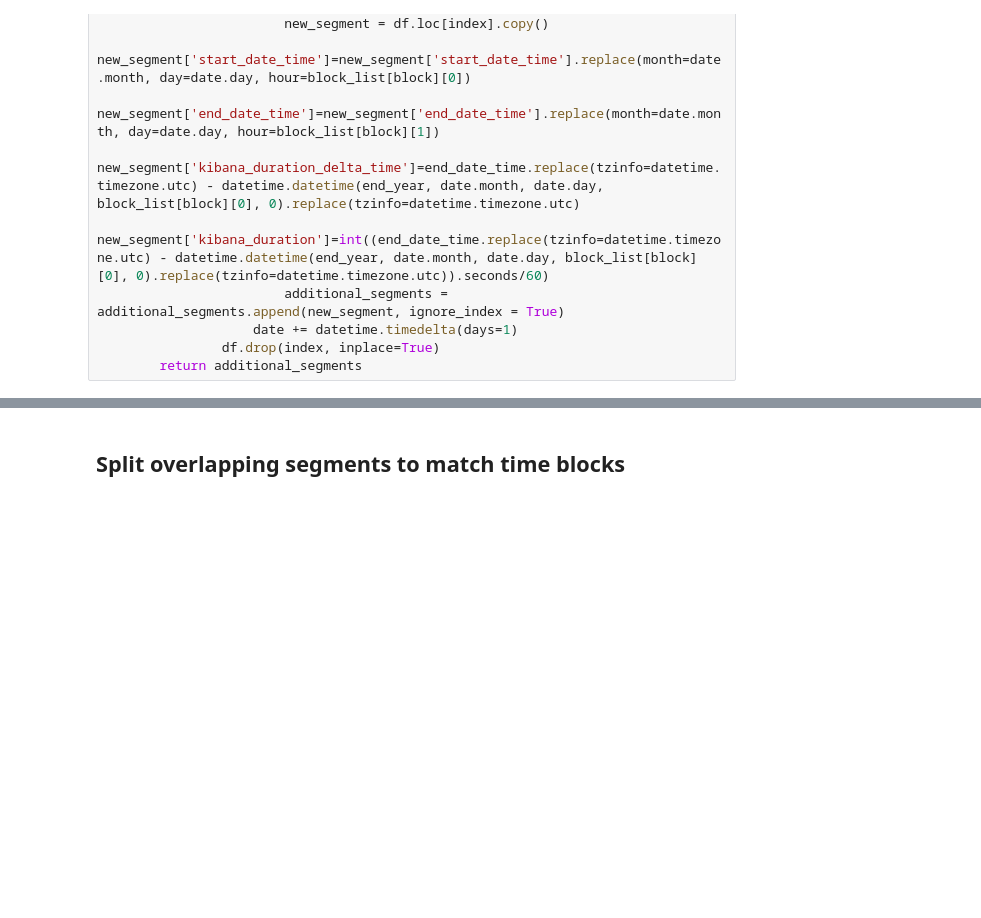
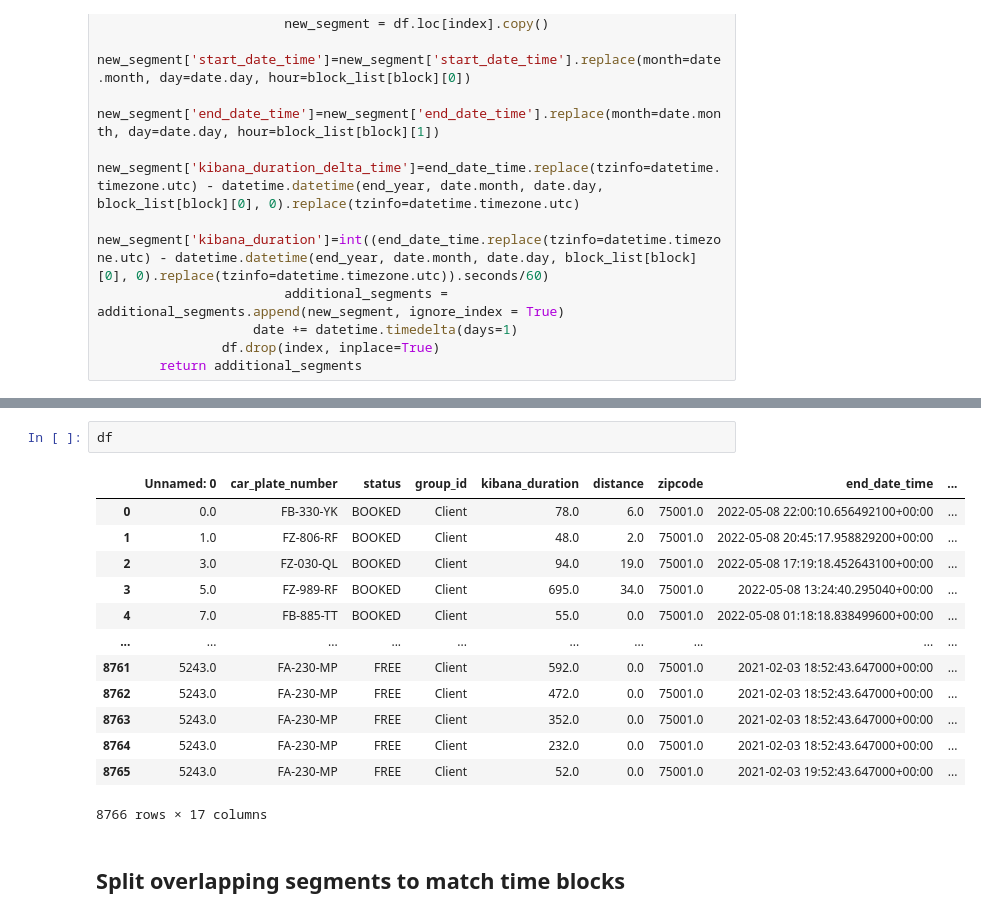
Before and after one commit to paul-mdb/car_sharing_relocation, a Jupyter notebook: analyse_blocks.ipynb, the cells around one changed output, grey strips where cells are left out. Drawn from its saved outputs; the diff is of its cells as text; blank space fills up the shorter version.

```diff
--- a/analyse_blocks.ipynb
+++ b/analyse_blocks.ipynb
@@ -157,3 +155,19 @@ ValueError: day is out of range for month
+# %%
+df
+# %% [output]
+|  | Unnamed: 0 | car_plate_number | status | group_id | kibana_duration | distance | zipcode | end_date_time | ... |
+| 0 | 0.0 | FB-330-YK | BOOKED | Client | 78.0 | 6.0 | 75001.0 | 2022-05-08 22:00:10.656492100+00:00 | ... |
+| 1 | 1.0 | FZ-806-RF | BOOKED | Client | 48.0 | 2.0 | 75001.0 | 2022-05-08 20:45:17.958829200+00:00 | ... |
+| 2 | 3.0 | FZ-030-QL | BOOKED | Client | 94.0 | 19.0 | 75001.0 | 2022-05-08 17:19:18.452643100+00:00 | ... |
+| 3 | 5.0 | FZ-989-RF | BOOKED | Client | 695.0 | 34.0 | 75001.0 | 2022-05-08 13:24:40.295040+00:00 | ... |
+| 4 | 7.0 | FB-885-TT | BOOKED | Client | 55.0 | 0.0 | 75001.0 | 2022-05-08 01:18:18.838499600+00:00 | ... |
+| ... | ... | ... | ... | ... | ... | ... | ... | ... | ... |
+| 8761 | 5243.0 | FA-230-MP | FREE | Client | 592.0 | 0.0 | 75001.0 | 2021-02-03 18:52:43.647000+00:00 | ... |
+| 8762 | 5243.0 | FA-230-MP | FREE | Client | 472.0 | 0.0 | 75001.0 | 2021-02-03 18:52:43.647000+00:00 | ... |
+| 8763 | 5243.0 | FA-230-MP | FREE | Client | 352.0 | 0.0 | 75001.0 | 2021-02-03 18:52:43.647000+00:00 | ... |
+| 8764 | 5243.0 | FA-230-MP | FREE | Client | 232.0 | 0.0 | 75001.0 | 2021-02-03 18:52:43.647000+00:00 | ... |
+| 8765 | 5243.0 | FA-230-MP | FREE | Client | 52.0 | 0.0 | 75001.0 | 2021-02-03 19:52:43.647000+00:00 | ... |
+8766 rows × 17 columns
 # %% [markdown]
 ## Split overlapping segments to match time blocks
 # %%
```
Also changed, not shown: parts of 1 cell of this notebook, 3 other files.
